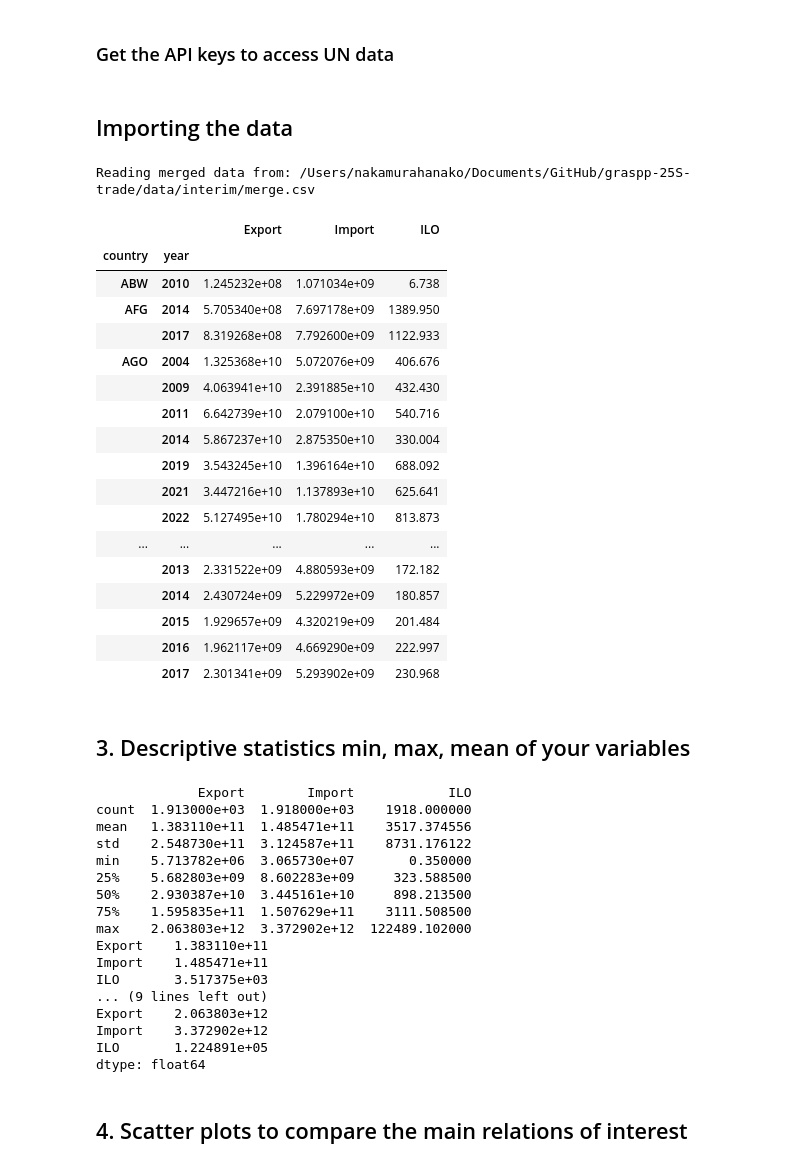
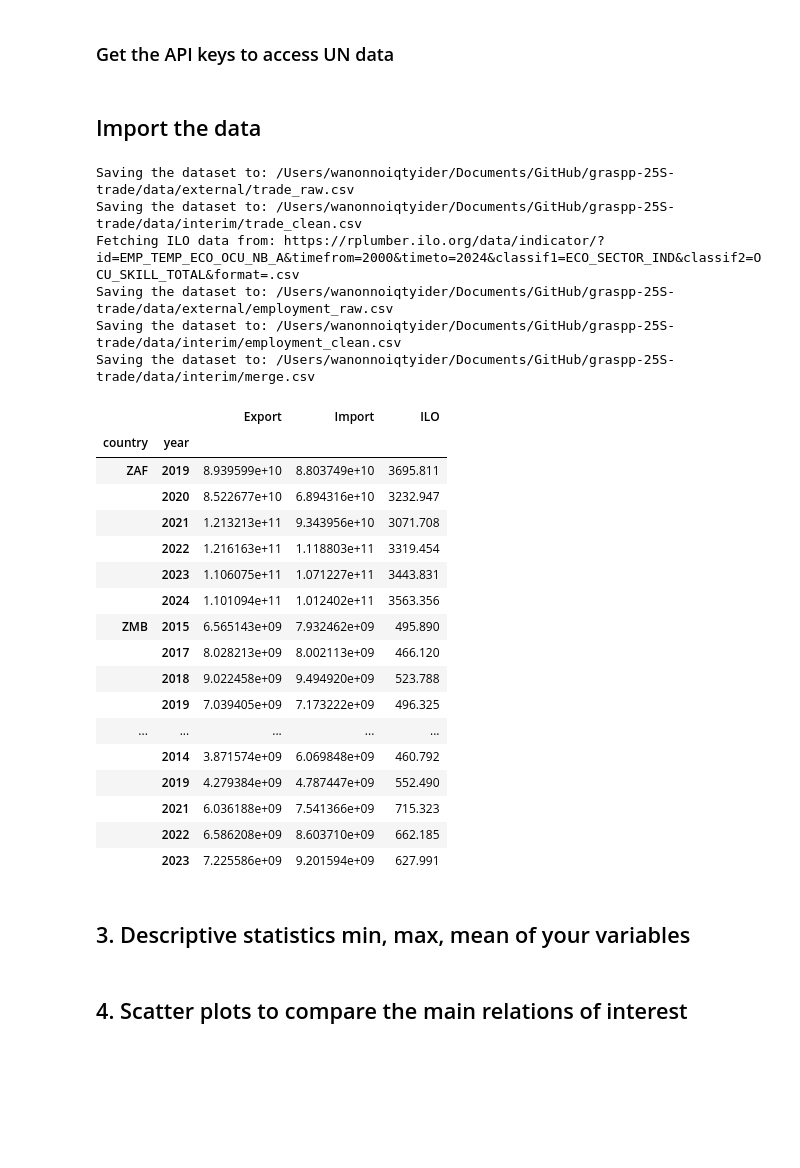
Before and after one commit to Graspp-25-Spring/graspp-25S-trade, a Jupyter notebook: notebooks/final_white_paper.ipynb, the cells around one changed output. Drawn from its saved outputs; the diff is of its cells as text; code cells hidden in the pictures; blank space fills up the shorter version.

```diff
--- a/notebooks/final_white_paper.ipynb
+++ b/notebooks/final_white_paper.ipynb
@@ -32,58 +29,39 @@ from src.data.data_import import DataImporter
 # %%
 UN_API_KEY = "API key"
 # %% [markdown]
-## Importing the data
+## Import the data
 # %%
 importer = DataImporter(api_key="1b9e65d70d9f4e1c8323548618cf877f")
 df = importer.get_merged_data()
 df.head(20)
+df.tail(20)
 # %% [output]
-Reading merged data from: /Users/nakamurahanako/Documents/GitHub/graspp-25S-trade/data/interim/merge.csv
+Saving the dataset to: /Users/wanonnoiqtyider/Documents/GitHub/graspp-25S-trade/data/external/trade_raw.csv
+Saving the dataset to: /Users/wanonnoiqtyider/Documents/GitHub/graspp-25S-trade/data/interim/trade_clean.csv
+Fetching ILO data from: https://rplumber.ilo.org/data/indicator/?id=EMP_TEMP_ECO_OCU_NB_A&timefrom=2000&timeto=2024&classif1=ECO_SECTOR_IND&classif2=OCU_SKILL_TOTAL&format=.csv
+Saving the dataset to: /Users/wanonnoiqtyider/Documents/GitHub/graspp-25S-trade/data/external/employment_raw.csv
+Saving the dataset to: /Users/wanonnoiqtyider/Documents/GitHub/graspp-25S-trade/data/interim/employment_clean.csv
+Saving the dataset to: /Users/wanonnoiqtyider/Documents/GitHub/graspp-25S-trade/data/interim/merge.csv
 |  |  | Export | Import | ILO |
 | country | year |  |  |  |
-| ABW | 2010 | 1.245232e+08 | 1.071034e+09 | 6.738 |
-| AFG | 2014 | 5.705340e+08 | 7.697178e+09 | 1389.950 |
-|  | 2017 | 8.319268e+08 | 7.792600e+09 | 1122.933 |
-| AGO | 2004 | 1.325368e+10 | 5.072076e+09 | 406.676 |
-|  | 2009 | 4.063941e+10 | 2.391885e+10 | 432.430 |
-|  | 2011 | 6.642739e+10 | 2.079100e+10 | 540.716 |
-|  | 2014 | 5.867237e+10 | 2.875350e+10 | 330.004 |
-|  | 2019 | 3.543245e+10 | 1.396164e+10 | 688.092 |
-|  | 2021 | 3.447216e+10 | 1.137893e+10 | 625.641 |
-|  | 2022 | 5.127495e+10 | 1.780294e+10 | 813.873 |
+| ZAF | 2019 | 8.939599e+10 | 8.803749e+10 | 3695.811 |
+|  | 2020 | 8.522677e+10 | 6.894316e+10 | 3232.947 |
+|  | 2021 | 1.213213e+11 | 9.343956e+10 | 3071.708 |
+|  | 2022 | 1.216163e+11 | 1.118803e+11 | 3319.454 |
+|  | 2023 | 1.106075e+11 | 1.071227e+11 | 3443.831 |
+|  | 2024 | 1.101094e+11 | 1.012402e+11 | 3563.356 |
+| ZMB | 2015 | 6.565143e+09 | 7.932462e+09 | 495.890 |
+|  | 2017 | 8.028213e+09 | 8.002113e+09 | 466.120 |
+|  | 2018 | 9.022458e+09 | 9.494920e+09 | 523.788 |
+|  | 2019 | 7.039405e+09 | 7.173222e+09 | 496.325 |
 | ... | ... | ... | ... | ... |
-|  | 2013 | 2.331522e+09 | 4.880593e+09 | 172.182 |
-|  | 2014 | 2.430724e+09 | 5.229972e+09 | 180.857 |
-|  | 2015 | 1.929657e+09 | 4.320219e+09 | 201.484 |
-|  | 2016 | 1.962117e+09 | 4.669290e+09 | 222.997 |
-|  | 2017 | 2.301341e+09 | 5.293902e+09 | 230.968 |
+|  | 2014 | 3.871574e+09 | 6.069848e+09 | 460.792 |
+|  | 2019 | 4.279384e+09 | 4.787447e+09 | 552.490 |
+|  | 2021 | 6.036188e+09 | 7.541366e+09 | 715.323 |
+|  | 2022 | 6.586208e+09 | 8.603710e+09 | 662.185 |
+|  | 2023 | 7.225586e+09 | 9.201594e+09 | 627.991 |
 # %% [markdown]
 ## 3. Descriptive statistics min, max, mean of your variables
-# %%
-# Displaying descriptive statistics
-print(df.describe())
-print(df.mean(numeric_only=True))
-print(df.median(numeric_only=True))
-print(df.min(numeric_only=True))
-print(df.max(numeric_only=True))
-# %% [output]
-             Export        Import            ILO
-count  1.913000e+03  1.918000e+03    1918.000000
-mean   1.383110e+11  1.485471e+11    3517.374556
-std    2.548730e+11  3.124587e+11    8731.176122
-min    5.713782e+06  3.065730e+07       0.350000
-25%    5.682803e+09  8.602283e+09     323.588500
-50%    2.930387e+10  3.445161e+10     898.213500
-75%    1.595835e+11  1.507629e+11    3111.508500
-max    2.063803e+12  3.372902e+12  122489.102000
-Export    1.383110e+11
-Import    1.485471e+11
-ILO       3.517375e+03
-... (9 lines left out)
-Export    2.063803e+12
-Import    3.372902e+12
-ILO       1.224891e+05
-dtype: float64
 # %% [markdown]
 ## 4. Scatter plots to compare the main relations of interest
 # %% [markdown]
```
Also changed, not shown: parts of 12 cells of this notebook.
